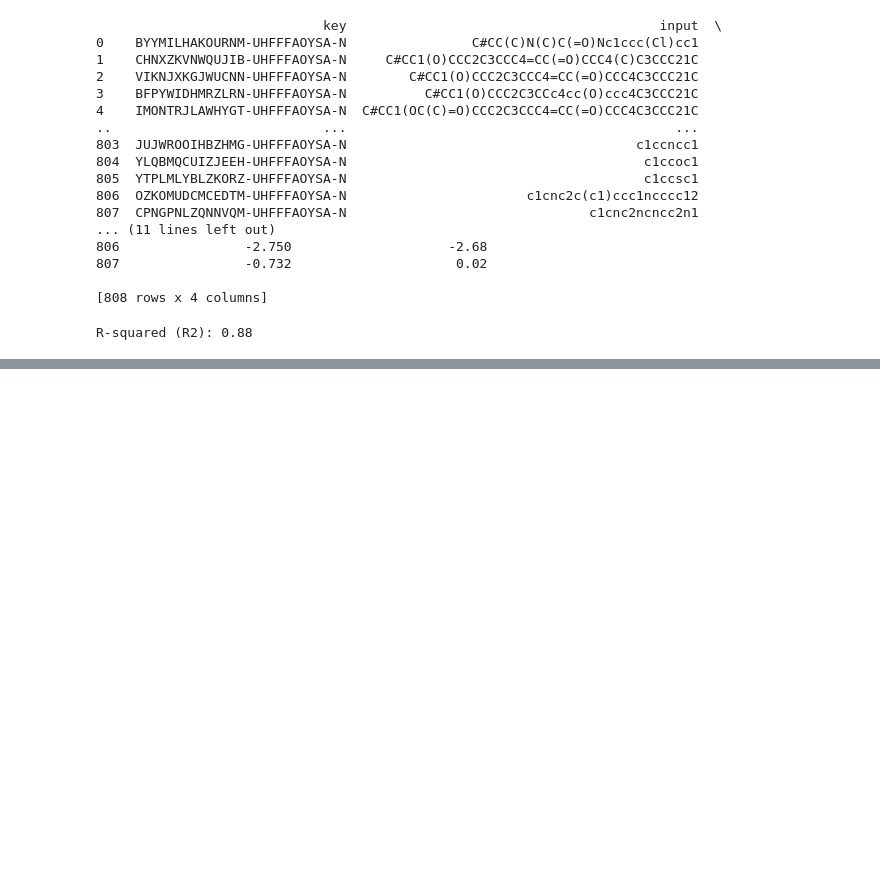
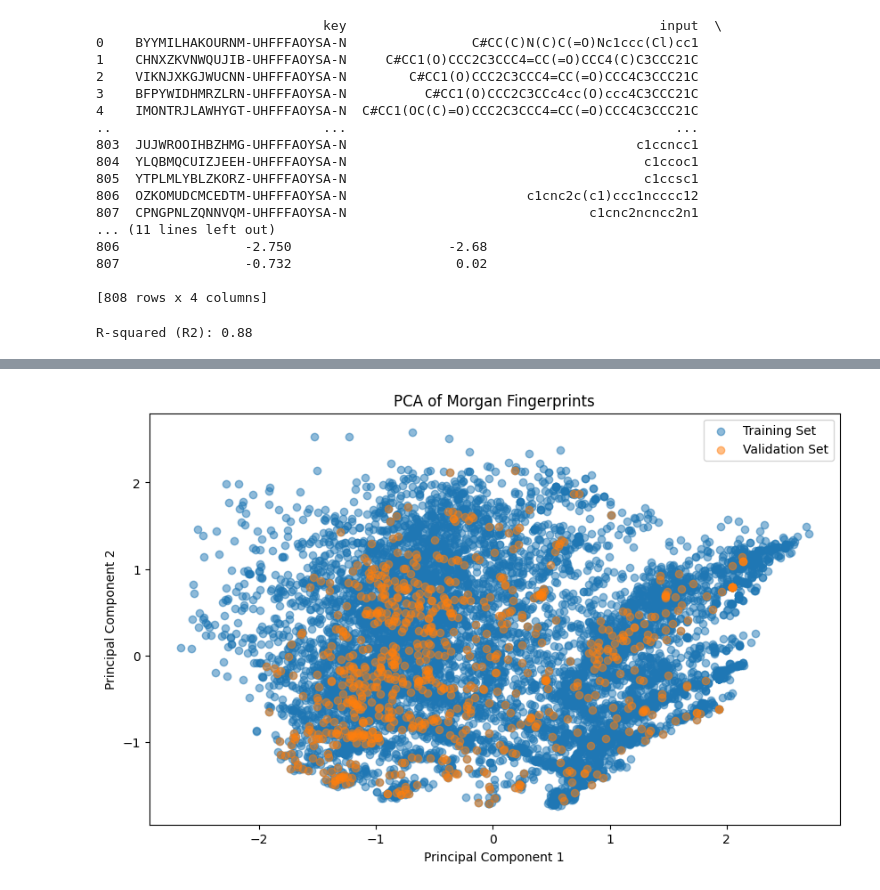
Before and after one commit to dzumii/eos6oli_model_validation, a Jupyter notebook: notebooks/External_Validation.ipynb, the cells around one changed output, grey strips where cells are left out. Drawn from its saved outputs; the diff is of its cells as text; code cells hidden in the pictures; blank space fills up the shorter version.

Commit message:
added PCA plots

```diff
--- a/notebooks/External_Validation.ipynb
+++ b/notebooks/External_Validation.ipynb
@@ -460,0 +463,2 @@ R-squared (R2): 0.88
+# %%
+noLeaks_df=pd.read_csv("/content/drive/MyDrive/Ersilia/noLeaks_data.csv")
@@ -460,0 +491,49 @@ R-squared (R2): 0.88
+# %%
+import numpy as np
+import matplotlib.pyplot as plt
+from sklearn.decomposition import PCA
+from rdkit import Chem
+from rdkit.Chem import AllChem
+from rdkit.DataStructs import ConvertToNumpyArray
+
+# Function to generate Morgan fingerprints for a list of molecules
+def generate_morgan_fingerprints(smiles_list, radius=2, n_bits=2048):
+    mols = [Chem.MolFromSmiles(smiles) for smiles in smiles_list]
+    fingerprints = []
+    for mol in mols:
+        fp = AllChem.GetMorganFingerprintAsBitVect(mol, radius, nBits=n_bits)
+        arr = np.zeros((1,), dtype=int)  # Corrected here
+        ConvertToNumpyArray(fp, arr)
+        fingerprints.append(arr)
+
+    return np.array(fingerprints)
+
+
+
+# Convert molecules to Morgan fingerprints
+training_fingerprints = generate_morgan_fingerprints(df1['smiles'])
+validation_fingerprints = generate_morgan_fingerprints(noLeaks_df['smiles'])
+
+
+# Concatenate fingerprints from both sets
+all_fingerprints = np.concatenate((training_fingerprints, validation_fingerprints))
+
+# Apply PCA
+pca = PCA(n_components=2)
+pca.fit(all_fingerprints)
+transformed_training = pca.transform(training_fingerprints)
+transformed_validation = pca.transform(validation_fingerprints)
+
+# Plot PCA results
+plt.figure(figsize=(10, 6))
+plt.scatter(transformed_training[:, 0], transformed_training[:, 1], label='Training Set', alpha=0.5)
+plt.scatter(transformed_validation[:, 0], transformed_validation[:, 1], label='Validation Set', alpha=0.5)
+plt.xlabel('Principal Component 1')
+plt.ylabel('Principal Component 2')
+plt.title('PCA of Morgan Fingerprints')
+plt.legend()
+
+plt.savefig('/content/drive/MyDrive/Ersilia/PCAMorganFingerprints_plot.png')
+plt.show()
+# %% [output]
+[figure, added]
```
Also changed, not shown: parts of 10 cells of this notebook.
